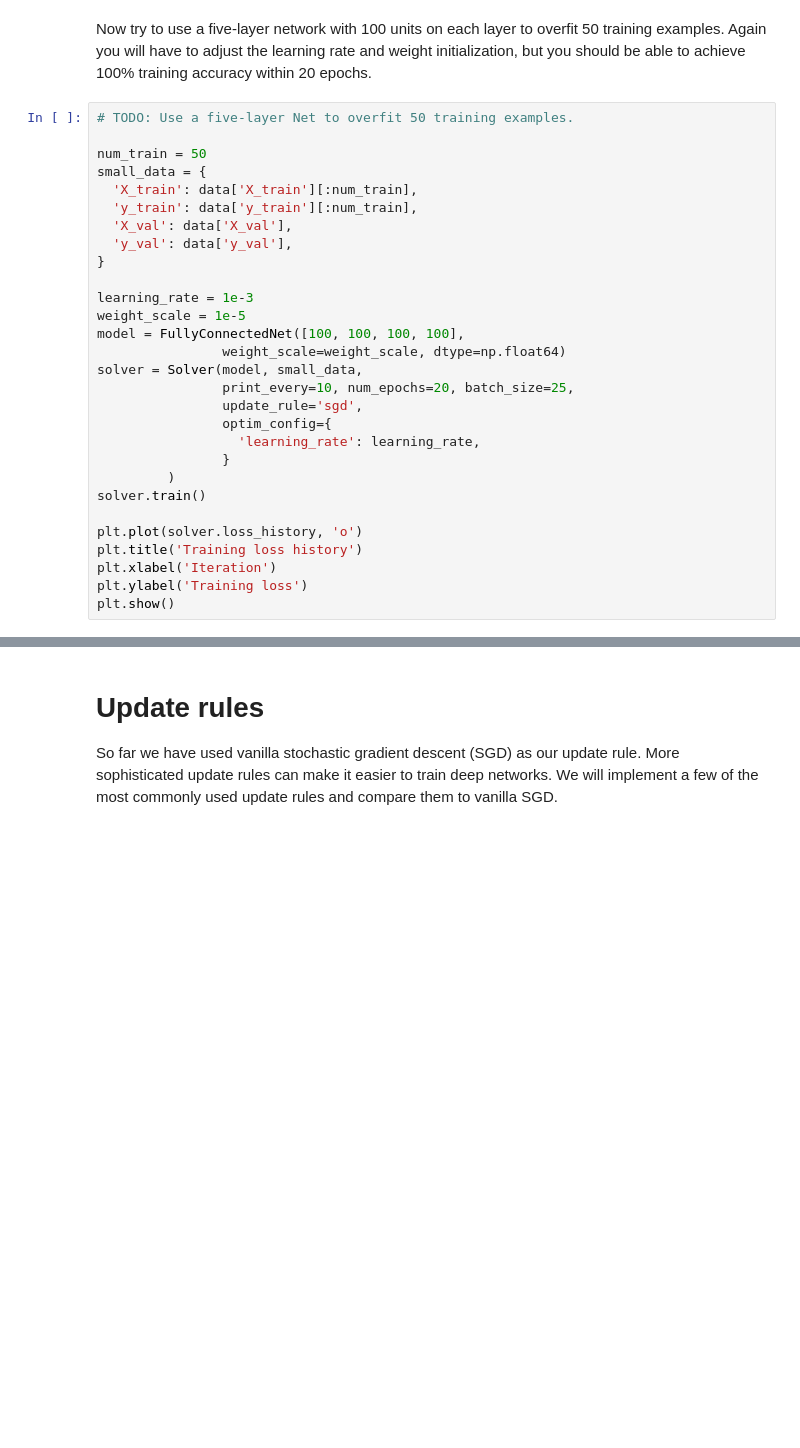
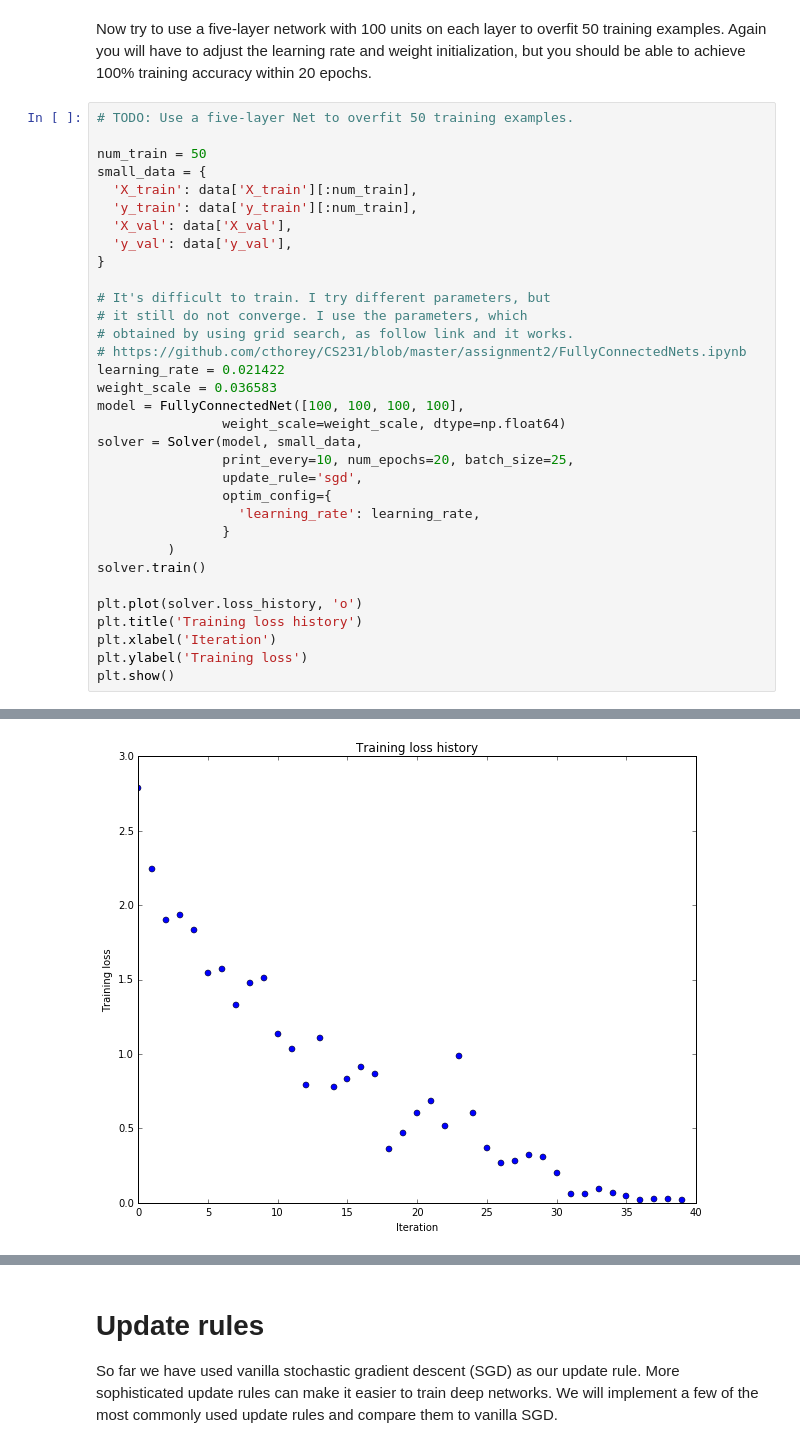
Before and after one commit to ctliu3/MOOC, a Jupyter notebook: cs231n/assignment2/FullyConnectedNets.ipynb, the cells around one changed output, grey strips where cells are left out. Drawn from its saved outputs; the diff is of its cells as text; blank space fills up the shorter version.

Commit message:
cs231n: more work on assign 2

```diff
--- a/cs231n/assignment2/FullyConnectedNets.ipynb
+++ b/cs231n/assignment2/FullyConnectedNets.ipynb
@@ -375,8 +474,12 @@ small_data = {
   'y_val': data['y_val'],
 }
 
-learning_rate = 1e-3
-weight_scale = 1e-5
+# It's difficult to train. I try different parameters, but
+# it still do not converge. I use the parameters, which
+# obtained by using grid search, as follow link and it works.
+# https://github.com/cthorey/CS231/blob/master/assignment2/FullyConnectedNets.ipynb
+learning_rate = 0.021422
+weight_scale = 0.036583
 model = FullyConnectedNet([100, 100, 100, 100],
                 weight_scale=weight_scale, dtype=np.float64)
 solver = Solver(model, small_data,
@@ -393,3 +496,4 @@ plt.title('Training loss history')
 plt.xlabel('Iteration')
 plt.ylabel('Training loss')
 plt.show()
+# %% [output]
@@ -396,3 +517,4 @@ plt.show()
+[figure, added]
 # %% [markdown]
 # Inline question:
 Did you notice anything about the comparative difficulty of training the three-layer net vs training the five layer net?
```
Also changed, not shown: parts of 14 cells of this notebook, 3 other files.
